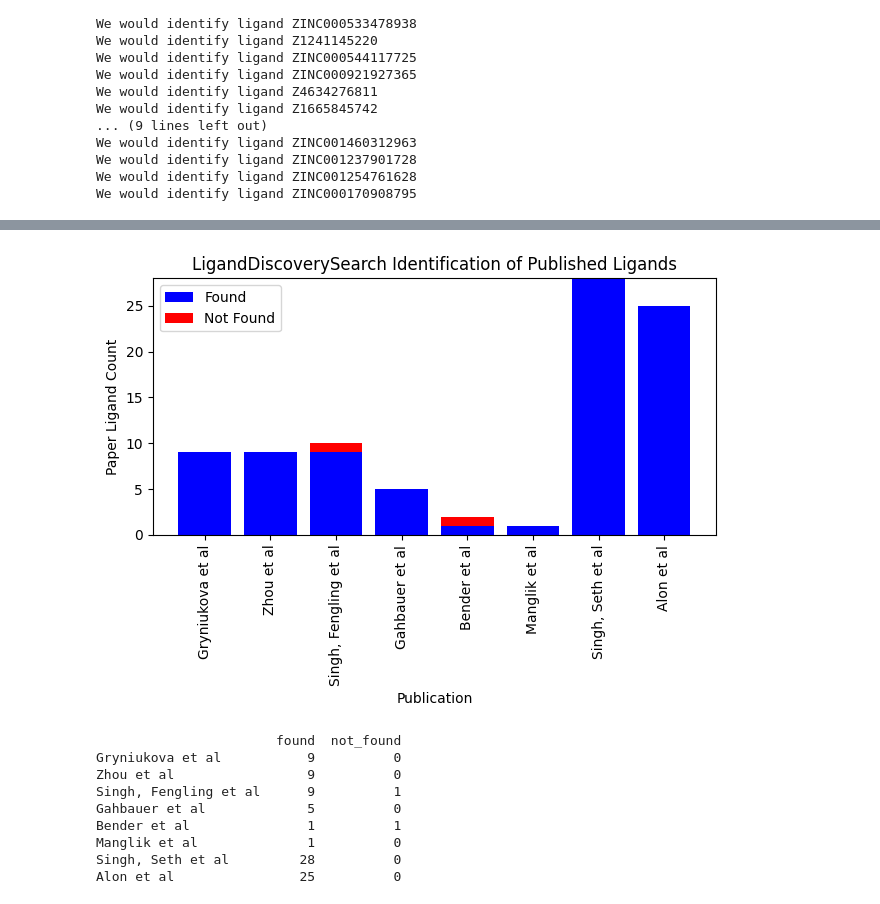
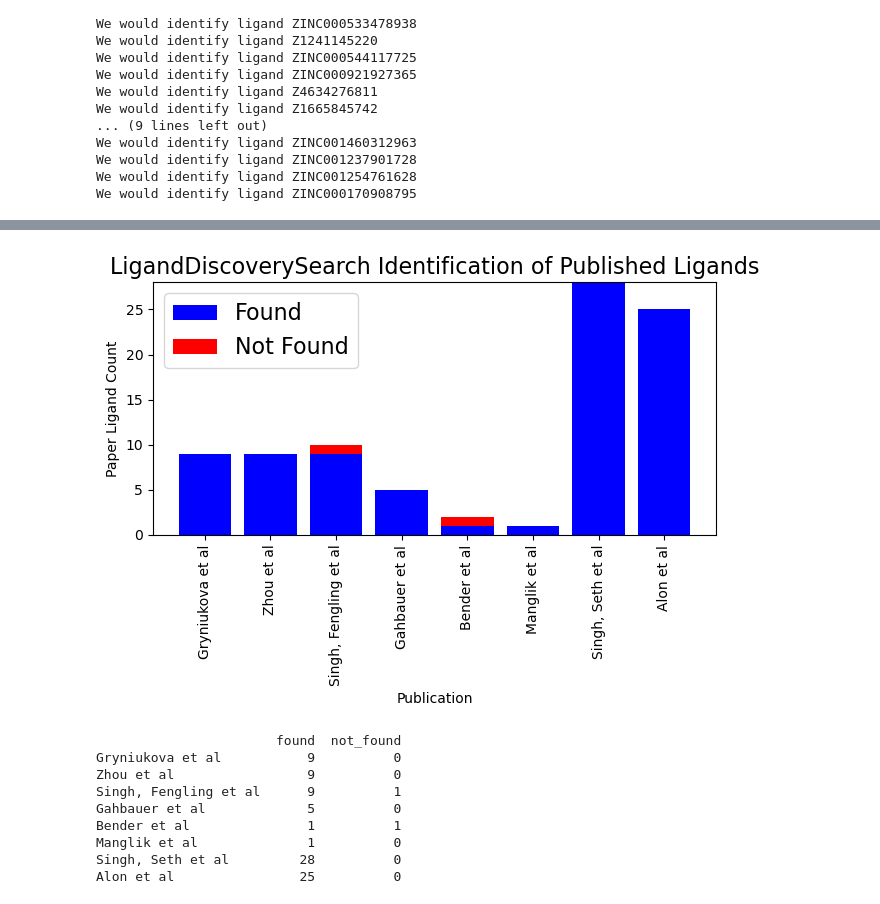
Before and after one commit to toadlover/ginsparg_thymelab_thesis, a Jupyter notebook: jupyter_notebooks/figure_making/replicating_other_publications/all_publication_aggregate_data.ipynb, the cells around one changed output, grey strips where cells are left out. Cells and saved outputs as stored; diff of their text form; code cells hidden in the pictures.

```diff
--- a/jupyter_notebooks/figure_making/replicating_other_publications/all_publication_aggregate_data.ipynb
+++ b/jupyter_notebooks/figure_making/replicating_other_publications/all_publication_aggregate_data.ipynb
@@ -507,25 +507,28 @@ df
 # %%
 #stacked bar plot to show the number of ligands that would be/would not be identified from each publication
 # Plot
 fig, ax = plt.subplots()
 
 # Plot the "found" bars in blue
 ax.bar(main_df.index, main_df['found'], color='blue', label='Found')
 
 # Plot the "not_found" bars in red, stacking them on top of "found"
 ax.bar(main_df.index, main_df['not_found'], bottom=main_df['found'], color='red', label='Not Found')
 
 # Add labels and legend
 ax.set_ylabel('Paper Ligand Count')
 ax.set_xlabel('Publication')
-ax.set_title('LigandDiscoverySearch Identification of Published Ligands')
-ax.legend()
+ax.set_title('LigandDiscoverySearch Identification of Published Ligands', fontsize='16')
+ax.legend(
+    loc='upper left',
+    fontsize='16'
+)
 
 plt.xticks(rotation=90)  # Rotate x-axis labels if needed
 plt.tight_layout()  # Adjust layout for better fit
 plt.show()
 # %% [output]
-[figure, old version]
+[figure, new version]
 # %%
 #normalize all values to percentages
 print(main_df)
```
Also changed, not shown: 1 other file.
